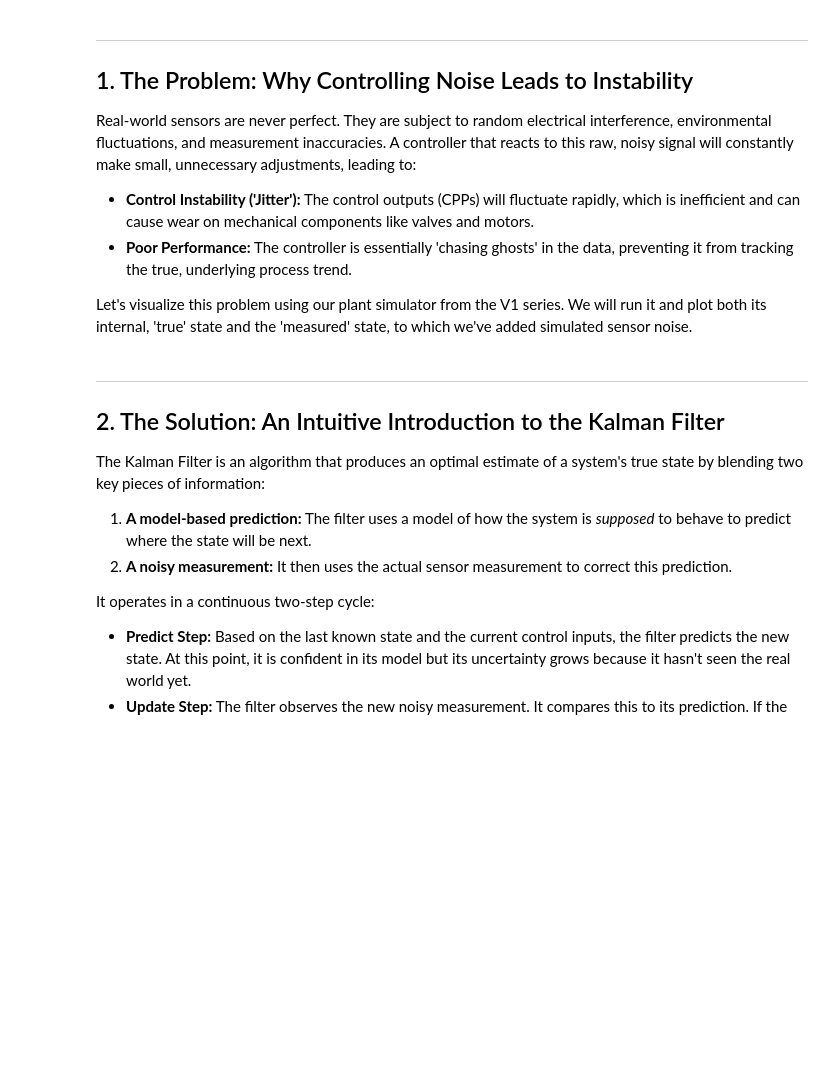
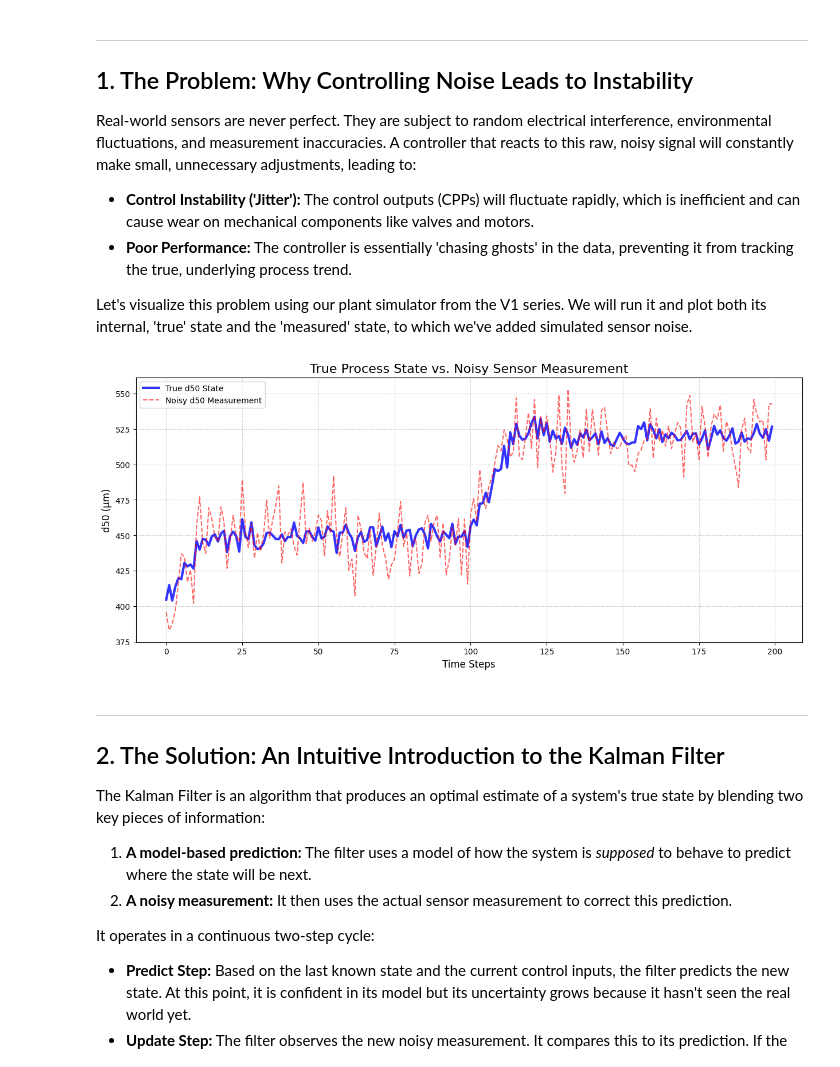
Before and after one commit to TUstudents/PharmaControl, a Jupyter notebook: V2/notebooks/V2-1_State_Estimation_for_Stable_Control.ipynb, the cells around one changed output. Saved outputs shown, nothing was run; the diff lists cells and outputs as text; code cells hidden in the pictures; blank space fills up the shorter version.

```diff
--- a/V2/notebooks/V2-1_State_Estimation_for_Stable_Control.ipynb
+++ b/V2/notebooks/V2-1_State_Estimation_for_Stable_Control.ipynb
@@ -29,8 +29,8 @@ import sys
 
 # Add V1 project to path to reuse its simulator
 # In a real project, this would be a proper installable package
-V1_PROJECT_PATH = '../PharmaControl-Pro/src/'
-sys.path.append(os.path.abspath(V1_PROJECT_PATH))
+V1_PROJECT_PATH = '../../V1/src/'
+sys.path.insert(0, os.path.abspath(V1_PROJECT_PATH))
 from plant_simulator import AdvancedPlantSimulator
 
 # --- Simulation Setup ---
@@ -39,33 +39,35 @@ cpps = {'spray_rate': 120.0, 'air_flow': 500.0, 'carousel_speed': 30.0}
 log = []
 
 for t in range(200):
     if t == 100:
         cpps = {'spray_rate': 150.0, 'air_flow': 600.0, 'carousel_speed': 35.0}
 
     true_state = plant.step(cpps) # This already has a little noise from the V1 simulator
 
     # Add significant additional sensor noise
     measured_d50 = true_state['d50'] + np.random.normal(0, 15)
     measured_lod = true_state['lod'] + np.random.normal(0, 0.1)
 
     log.append({
         'time': t,
         'true_d50': true_state['d50'],
         'measured_d50': measured_d50,
     })
 
 df_noise = pd.DataFrame(log)
 
 # --- Visualization ---
 plt.figure(figsize=(15, 6))
 plt.plot(df_noise['time'], df_noise['true_d50'], label='True d50 State', color='blue', linewidth=3, alpha=0.8)
 plt.plot(df_noise['time'], df_noise['measured_d50'], label='Noisy d50 Measurement', color='red', linestyle='--', alpha=0.6)
 plt.title('True Process State vs. Noisy Sensor Measurement', fontsize=16)
 plt.xlabel('Time Steps', fontsize=12)
 plt.ylabel('d50 (μm)', fontsize=12)
 plt.legend()
 plt.grid(True, linestyle=':')
 plt.show()
+# %% [output]
+[figure, added]
 # %% [markdown]
 ---
 ## 2. The Solution: An Intuitive Introduction to the Kalman Filter
```
Also changed, not shown: parts of 3 cells of this notebook, 12 other files.
